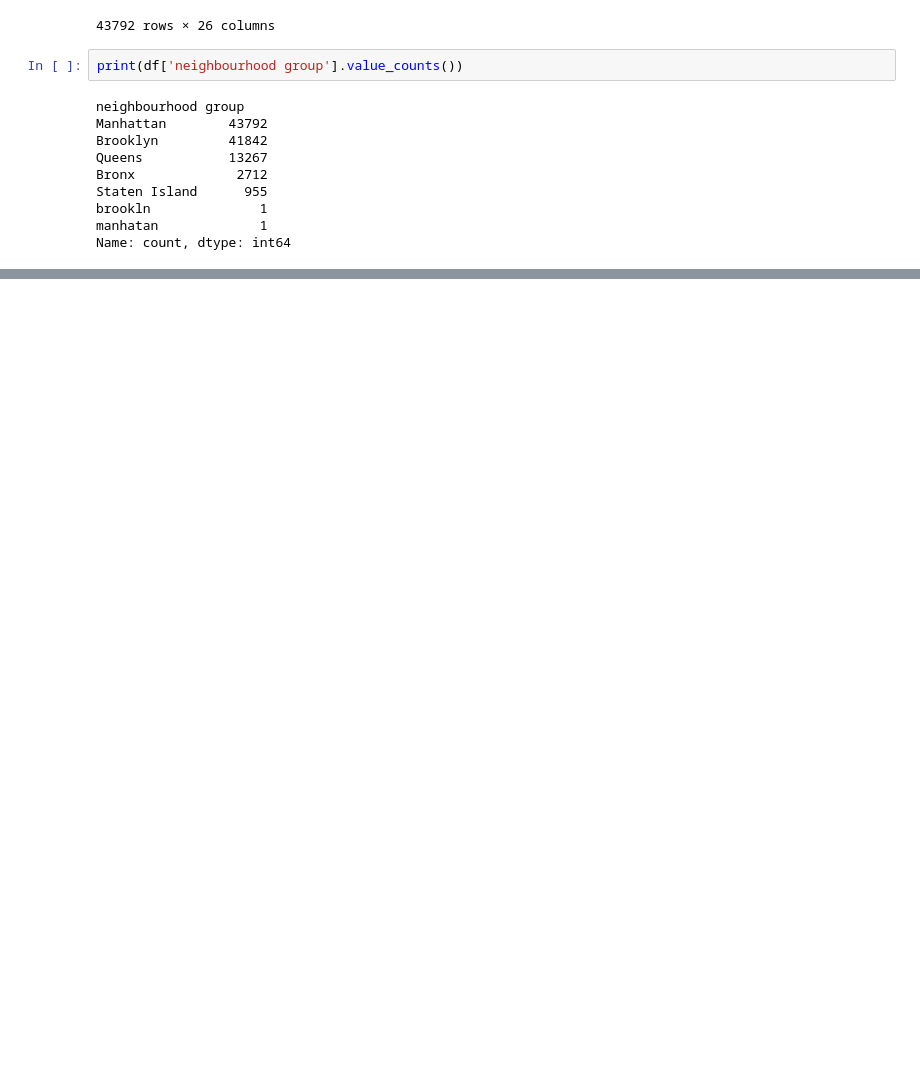
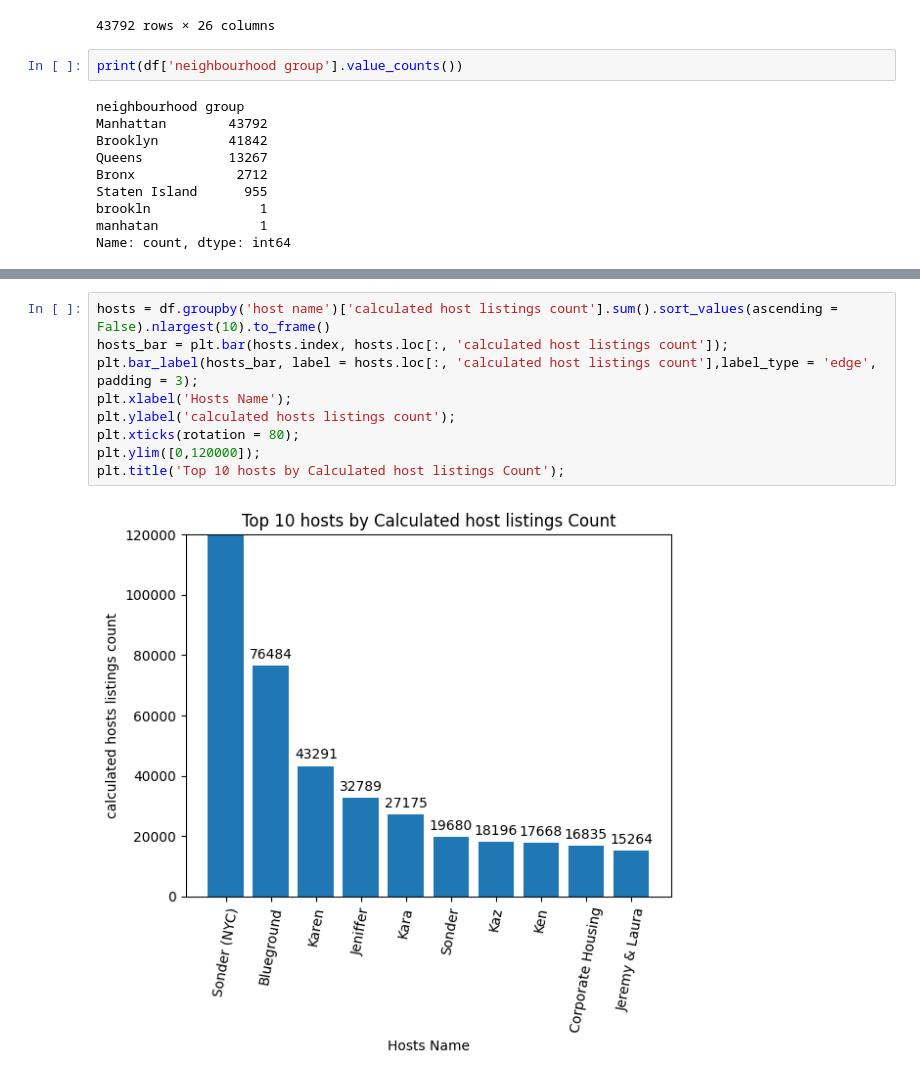
Before and after one commit to DDEV98/Internships, a Jupyter notebook: Edunet/VOIS_AICTE_Oct2025_DomanLal/Doman_lal_Source_Code.ipynb, the cells around one changed output, grey strips where cells are left out. Cells and saved outputs as stored; diff of their text form; blank space fills up the shorter version.

```diff
--- a/Edunet/VOIS_AICTE_Oct2025_DomanLal/Doman_lal_Source_Code.ipynb
+++ b/Edunet/VOIS_AICTE_Oct2025_DomanLal/Doman_lal_Source_Code.ipynb
@@ -87,0 +157,11 @@ hi bye....
+# %%
+hosts = df.groupby('host name')['calculated host listings count'].sum().sort_values(ascending = False).nlargest(10).to_frame()
+hosts_bar = plt.bar(hosts.index, hosts.loc[:, 'calculated host listings count']);
+plt.bar_label(hosts_bar, label = hosts.loc[:, 'calculated host listings count'],label_type = 'edge', padding = 3);
+plt.xlabel('Hosts Name');
+plt.ylabel('calculated hosts listings count');
+plt.xticks(rotation = 80);
+plt.ylim([0,120000]);
+plt.title('Top 10 hosts by Calculated host listings Count');
+# %% [output]
+[figure, added]
```
Also changed, not shown: parts of 30 cells of this notebook, 1 other file.
